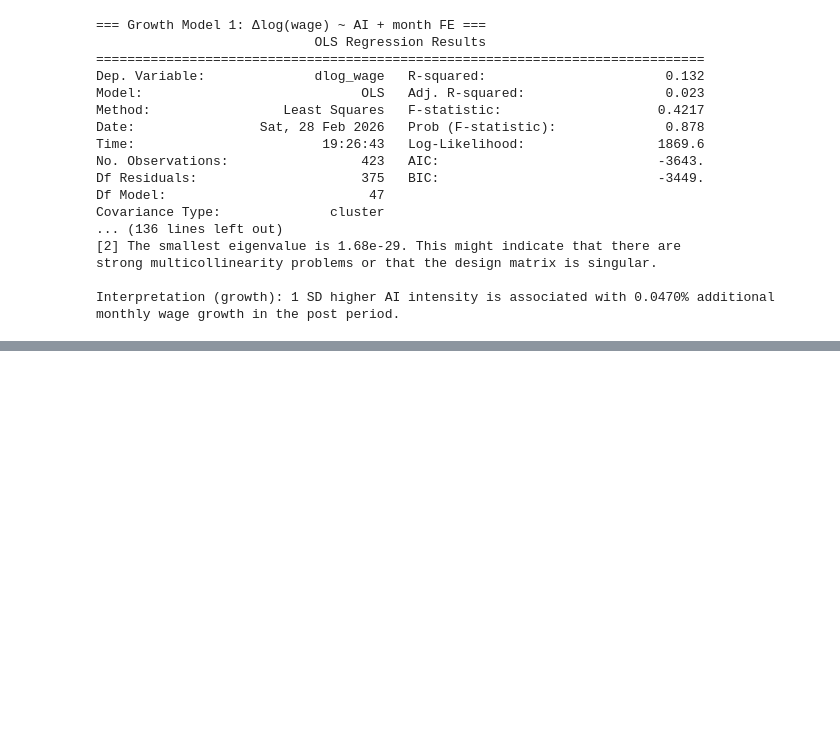
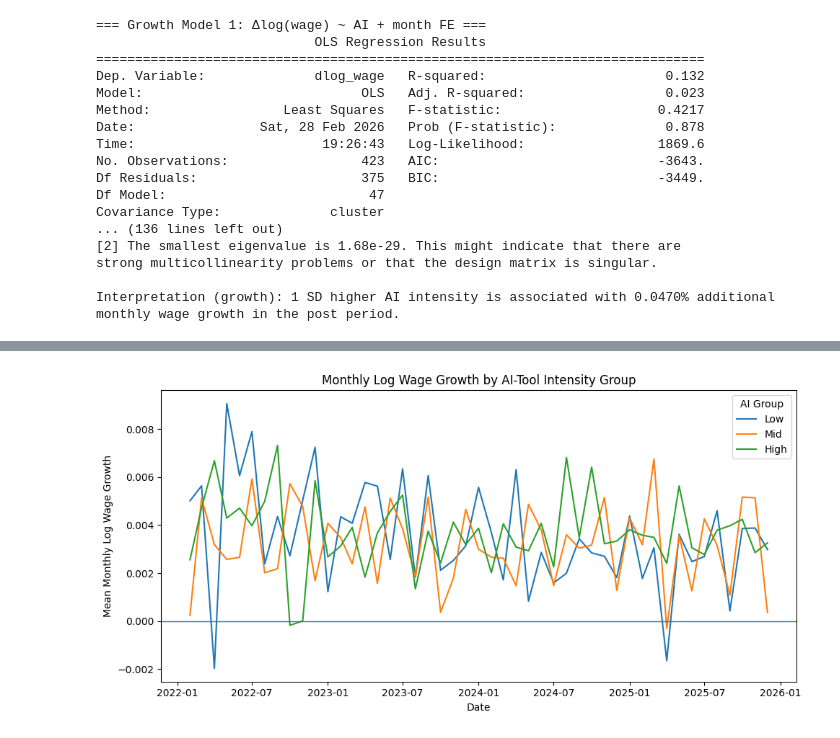
Before and after one commit to AmmarShafi1/Data-Science-Capstone-2026, a Jupyter notebook: Code/ai_wage_pipeline_notebook.ipynb, the cells around one changed output, grey strips where cells are left out. Saved outputs shown, nothing was run; the diff lists cells and outputs as text; code cells hidden in the pictures; blank space fills up the shorter version.

```diff
--- a/Cleaned Code/ai_wage_pipeline_notebook.ipynb
+++ b/Code/ai_wage_pipeline_notebook.ipynb
@@ -893,0 +964,38 @@ Interpretation (growth): 1 SD higher AI intensity is associated with 0.0470% add
+# %%
+# =========================
+# Figure 3: Wage Growth by AI Intensity Group
+# =========================
+
+import matplotlib.pyplot as plt
+
+# Make sure dlog_wage exists
+panel = panel.sort_values(["industry_bucket", "date"])
+panel["dlog_wage"] = panel.groupby("industry_bucket")["log_wage"].diff()
+
+# Drop first-month NaNs
+growth_plot = panel.dropna(subset=["dlog_wage"])
+
+# Compute mean growth by month and AI group
+growth_by_group = (
+    growth_plot
+    .groupby(["date", "ai_group_tercile"])["dlog_wage"]
+    .mean()
+    .reset_index()
+)
+
+# Plot
+plt.figure(figsize=(10, 5))
+
+for group in ["Low", "Mid", "High"]:
+    temp = growth_by_group[growth_by_group["ai_group_tercile"] == group]
+    plt.plot(temp["date"], temp["dlog_wage"], label=group)
+
+plt.axhline(0, linewidth=1)
+plt.title("Monthly Log Wage Growth by AI-Tool Intensity Group")
+plt.xlabel("Date")
+plt.ylabel("Mean Monthly Log Wage Growth")
+plt.legend(title="AI Group")
+plt.tight_layout()
+plt.show()
+# %% [output]
+[figure, added]
```
Also changed, not shown: parts of 5 cells of this notebook, 24 other files.
